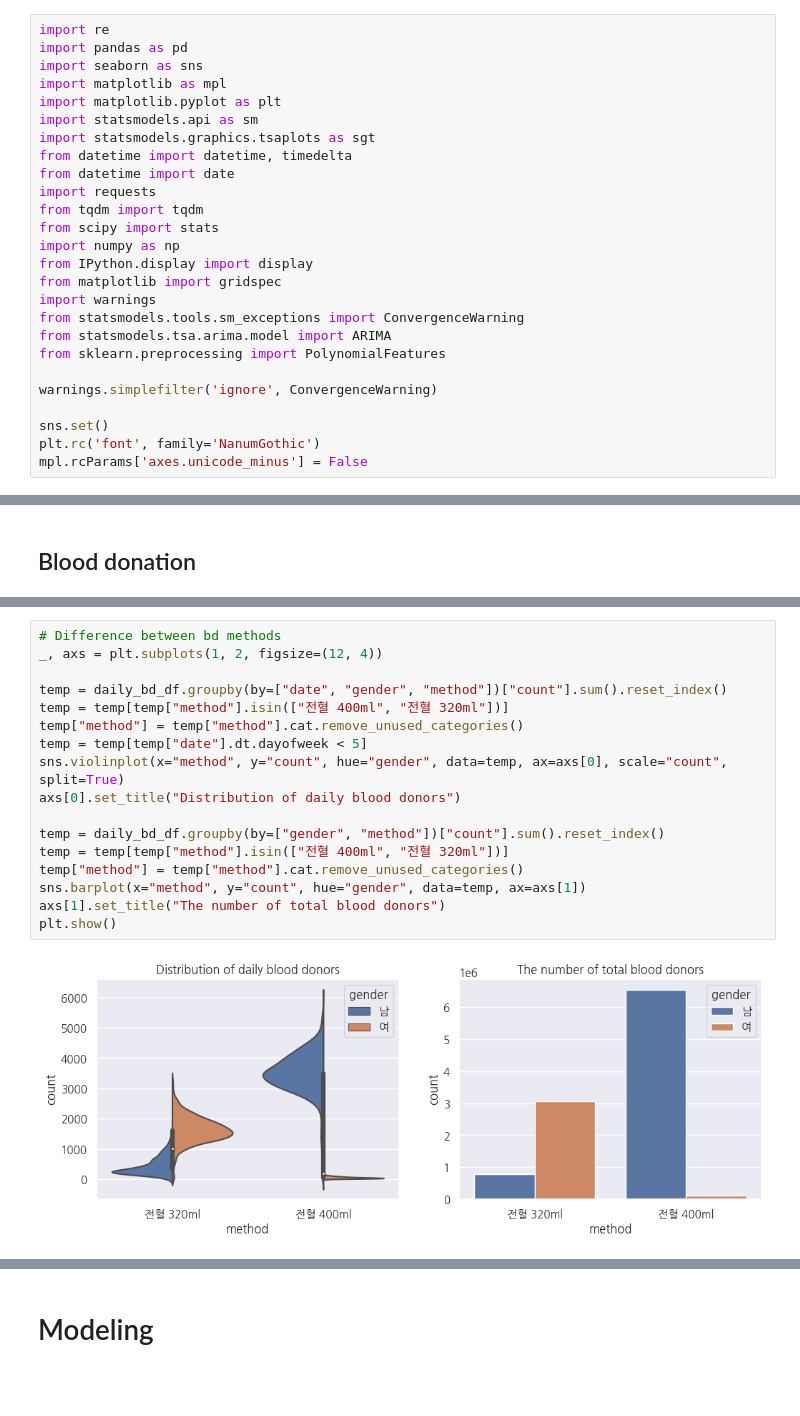
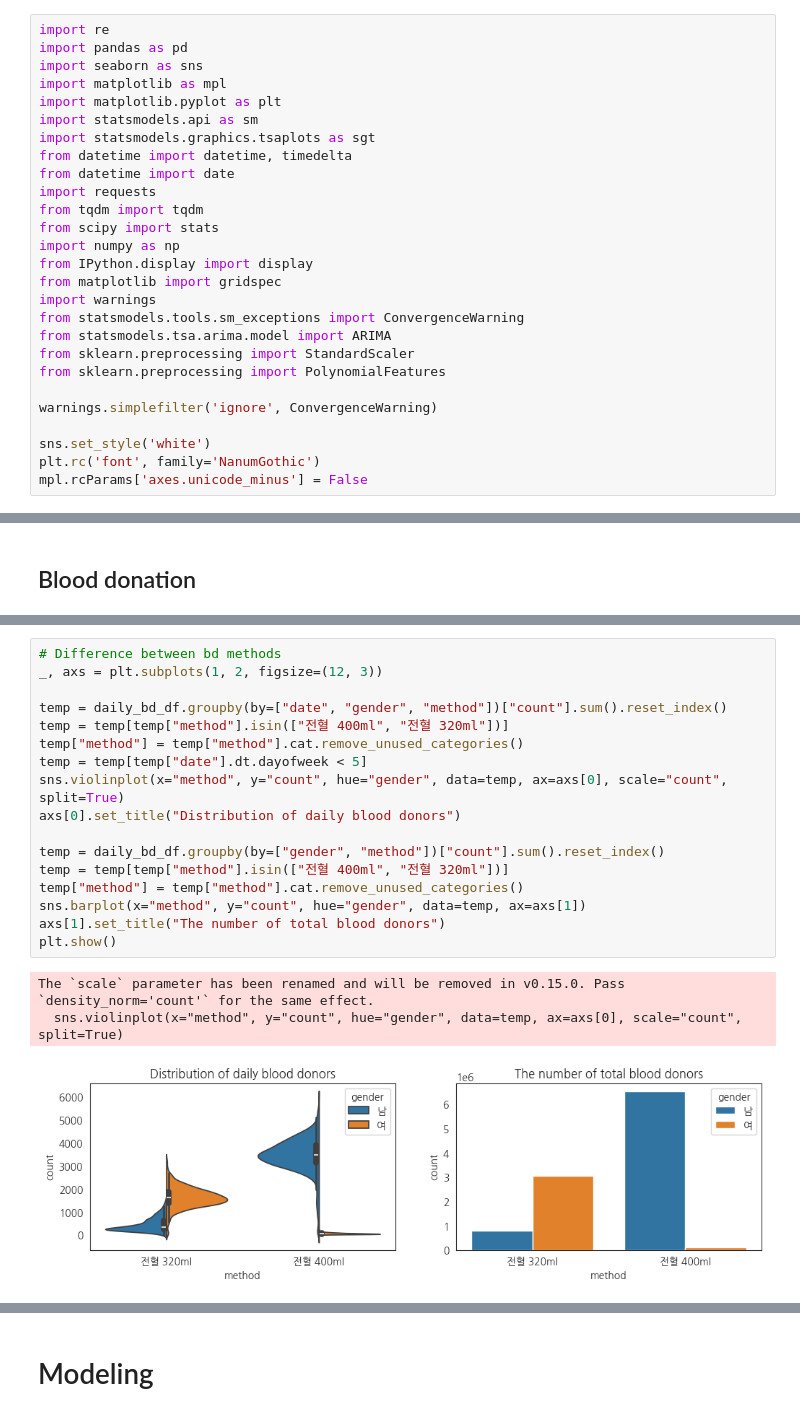
Before and after one commit to 2p990i9hpral/Factors_Dominating_Blood_Supply_Dynamics, a Jupyter notebook: analysis_main.ipynb, the cells around one changed output, grey strips where cells are left out. Cells and saved outputs as stored; diff of their text form; blank space fills up the shorter version.

Commit message:
Refined codes to make the tables and figures for the paper. Added a finished peper.

```diff
--- a/analysis_main.ipynb
+++ b/analysis_main.ipynb
@@ -17,11 +17,12 @@ from matplotlib import gridspec
 import warnings
 from statsmodels.tools.sm_exceptions import ConvergenceWarning
 from statsmodels.tsa.arima.model import ARIMA
+from sklearn.preprocessing import StandardScaler
 from sklearn.preprocessing import PolynomialFeatures
 
 warnings.simplefilter('ignore', ConvergenceWarning)
 
-sns.set()
+sns.set_style('white')
 plt.rc('font', family='NanumGothic')
 mpl.rcParams['axes.unicode_minus'] = False
 # %% [markdown]
@@ -976,19 +607,21 @@ plt.show()
 # %%
 # Difference between bd methods
-_, axs = plt.subplots(1, 2, figsize=(12, 4))
+_, axs = plt.subplots(1, 2, figsize=(12, 3))
 
 temp = daily_bd_df.groupby(by=["date", "gender", "method"])["count"].sum().reset_index()
 temp = temp[temp["method"].isin(["전혈 400ml", "전혈 320ml"])]
 temp["method"] = temp["method"].cat.remove_unused_categories()
 temp = temp[temp["date"].dt.dayofweek < 5]
 sns.violinplot(x="method", y="count", hue="gender", data=temp, ax=axs[0], scale="count", split=True)
 axs[0].set_title("Distribution of daily blood donors")
 
 temp = daily_bd_df.groupby(by=["gender", "method"])["count"].sum().reset_index()
 temp = temp[temp["method"].isin(["전혈 400ml", "전혈 320ml"])]
 temp["method"] = temp["method"].cat.remove_unused_categories()
 sns.barplot(x="method", y="count", hue="gender", data=temp, ax=axs[1])
 axs[1].set_title("The number of total blood donors")
 plt.show()
 # %% [output]
+The `scale` parameter has been renamed and will be removed in v0.15.0. Pass `density_norm='count'` for the same effect.
+  sns.violinplot(x="method", y="count", hue="gender", data=temp, ax=axs[0], scale="count", split=True)
-[figure, old version]
+[figure, new version]
```
Also changed, not shown: parts of 76 cells of this notebook, 6 other files.
